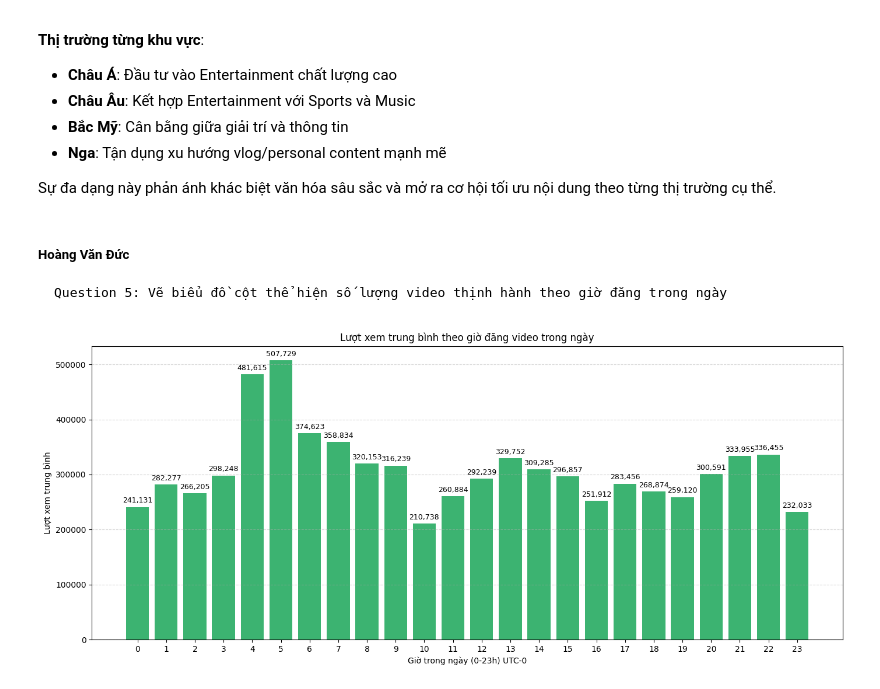
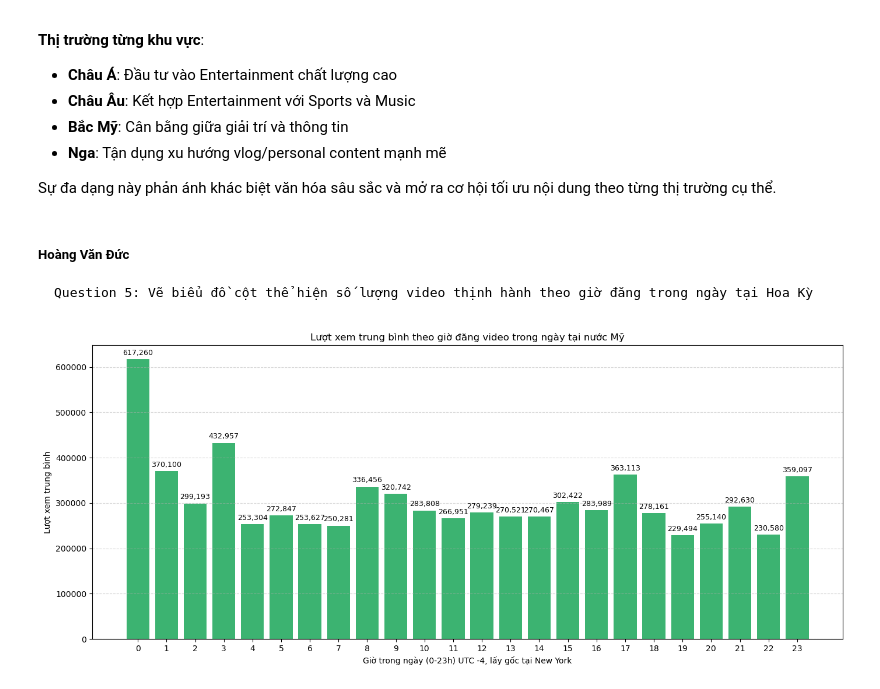
Before and after one commit to YumeSoft/Youtube-Data-Analysis-Project, a Jupyter notebook: Project_DA_cuối_kỳ.ipynb, the cells around one changed output. Drawn from its saved outputs; the diff is of its cells as text; code cells hidden in the pictures.

```diff
--- a/Project_DA_cuối_kỳ.ipynb
+++ b/Project_DA_cuối_kỳ.ipynb
@@ -890,38 +889,50 @@ Sự đa dạng này phản ánh khác biệt văn hóa sâu sắc và mở ra c
 # %% [markdown]
 ##### Hoàng Văn Đức
 
-    Question 5: Vẽ biểu đồ cột thể hiện số lượng video thịnh hành theo giờ đăng trong ngày
+    Question 5: Vẽ biểu đồ cột thể hiện số lượng video thịnh hành theo giờ đăng trong ngày tại Hoa Kỳ
 # %%
+import pytz
+
+def luot_xem_theo_gio_dia_phuong(combined_df):
+
+    combined_df = combined_df.copy()
+
+combined_df['publish_time'] = pd.to_datetime(combined_df['publish_time'], errors='coerce', utc=True)
+
 # Lọc bỏ các dòng thiếu dữ liệu cần thiết
 df_analysis = combined_df.dropna(subset=['publish_time', 'views']).copy()
 
-# Tạo cột giờ (hour) từ publish_time
-## lieu cai nayy su dung theo gio hay gio bat dau phat ra de lay so lieu ca ngay
-df_analysis['publish_hour'] = df_analysis['publish_time'].dt.hour
+Tay = pytz.timezone('America/New_York')
+df_analysis['publish_hour'] = df_analysis['publish_time'].dt.tz_convert(Tay)
+
+df_analysis['publish_hour'] = df_analysis['publish_hour'].dt.hour
 
 # Nhóm theo giờ và tính trung bình lượt xem
 views_by_hour = df_analysis.groupby('publish_hour')['views'].mean().reset_index()
 
 # Vẽ biểu đồ
 plt.figure(figsize=(14, 6))
 bars = plt.bar(views_by_hour['publish_hour'], views_by_hour['views'], color='mediumseagreen')
 
 # Thêm số liệu cụ thể trên đầu mỗi cột
 for bar in bars:
     height = bar.get_height()
     plt.annotate(f'{height:,.0f}',
                  xy=(bar.get_x() + bar.get_width() / 2, height),
                  xytext=(0, 3),  # dịch lên trên
                  textcoords="offset points",
                  ha='center', va='bottom', fontsize=9)
 
 # Giao diện biểu đồ
 plt.xticks(range(0, 24))  # đảm bảo đủ 24 giờ
-plt.title('Lượt xem trung bình theo giờ đăng video trong ngày')
-plt.xlabel('Giờ trong ngày (0-23h) UTC-0')
+plt.title('Lượt xem trung bình theo giờ đăng video trong ngày tại nước Mỹ')
+plt.xlabel('Giờ trong ngày (0-23h) UTC -4, lấy gốc tại New York')
 plt.ylabel('Lượt xem trung bình')
 plt.grid(axis='y', linestyle='--', alpha=0.5)
 plt.tight_layout()
 plt.show()
+
+
+luot_xem_theo_gio_dia_phuong(dataframes["US"])
 # %% [output]
-[figure, old version]
+[figure, new version]
```
Also changed, not shown: parts of 9 cells of this notebook.
